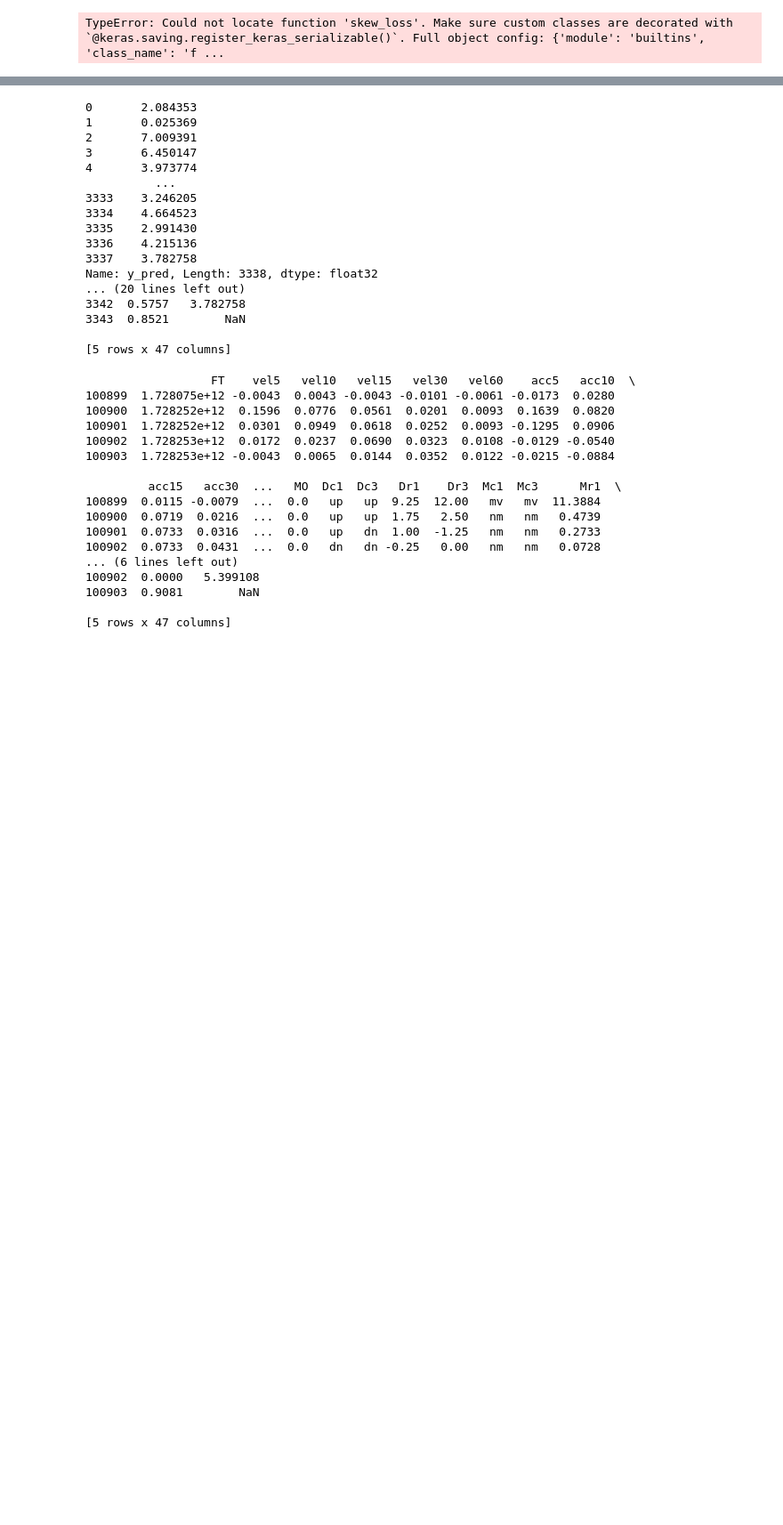
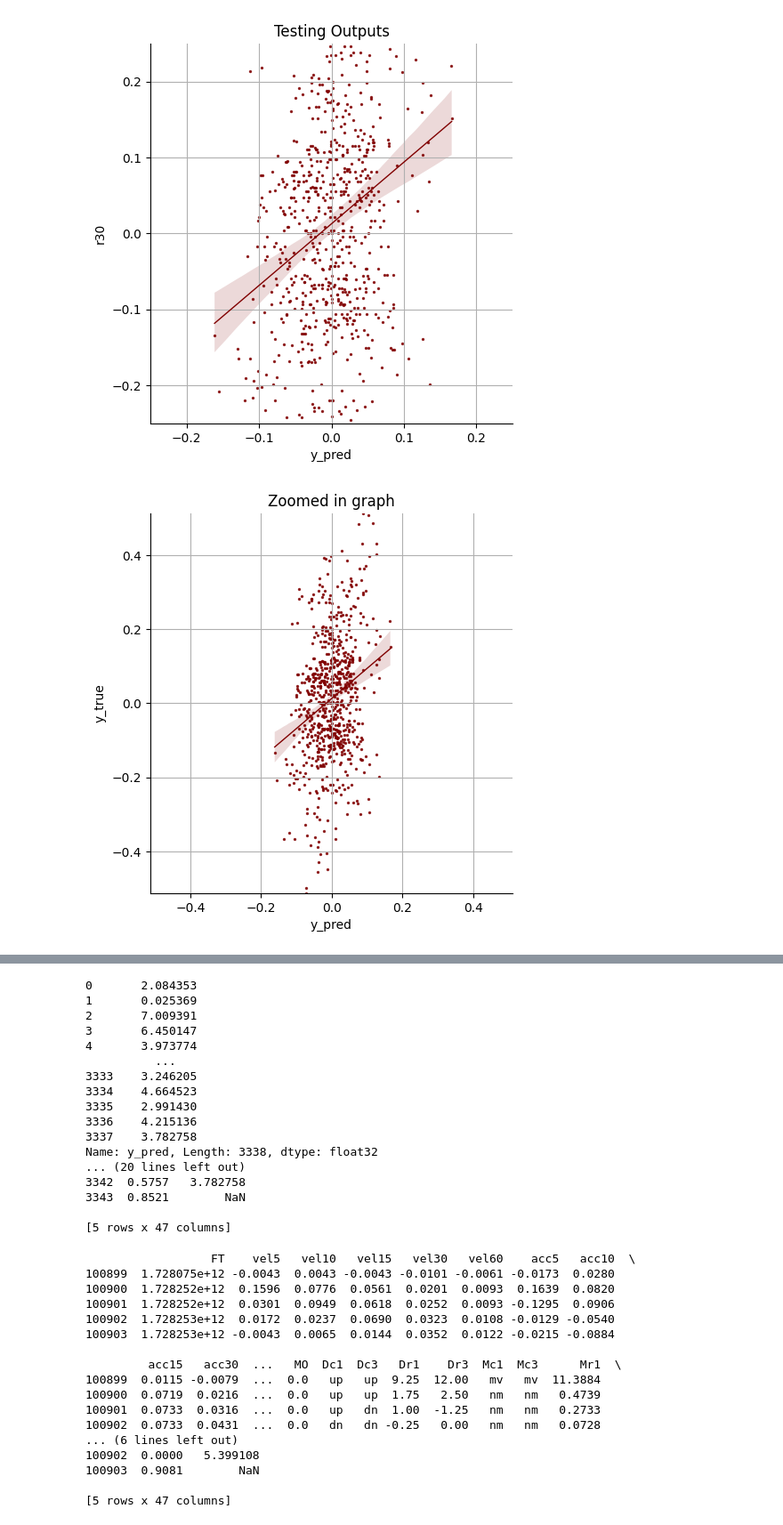
Before and after one commit to Logan-Kelsch/-ES-NN-test1, a Jupyter notebook: NN/NN_V4.0/LSTM_exam.ipynb, the cells around one changed output, grey strips where cells are left out. Shown at 89% size. Drawn from its saved outputs; the diff is of its cells as text; code cells hidden in the pictures; blank space fills up the shorter version.

```diff
--- a/NN/NN_V4.0/LSTM_exam.ipynb
+++ b/NN/NN_V4.0/LSTM_exam.ipynb
@@ -161,7 +161,7 @@ get_custom_objects().clear()
 #CUSTOM LOSS 1_______________________________________________________________________________________________
 from keras.src import ops
 from keras.src.losses.loss import squeeze_or_expand_to_same_rank
-#@register_keras_serializable(name="skew_loss")
+@register_keras_serializable(name="skew_loss")
 def skew_loss(y_true,y_pred,sFact=4):
     #return ops.mean(ops.square((y_pred-y_true)*(1+sFact*tf.cast(((y_true>0 & y_pred<y_true) | (y_true<0 & y_pred>y_true)),tf.float32))),axis=-1)
     y_pred = ops.convert_to_tensor(y_pred)
@@ -408 +409,2 @@ y shape == (6830,).
-TypeError: Could not locate function 'skew_loss'. Make sure custom classes are decorated with `@keras.saving.register_keras_serializable()`. Full object config: {'module': 'builtins', 'class_name': 'f ...
+[figure, added]
+[figure, added]
```
Also changed, not shown: parts of 1 cell of this notebook, 2 other files.
